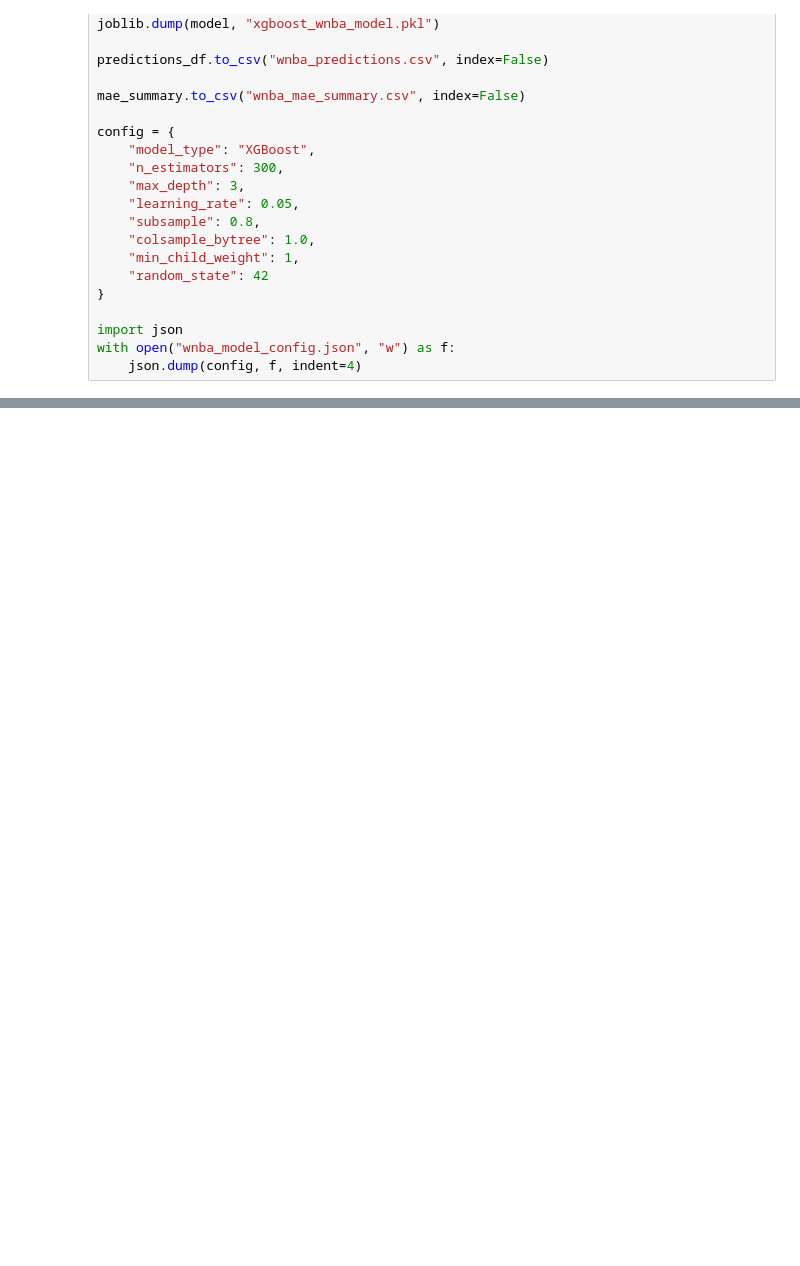
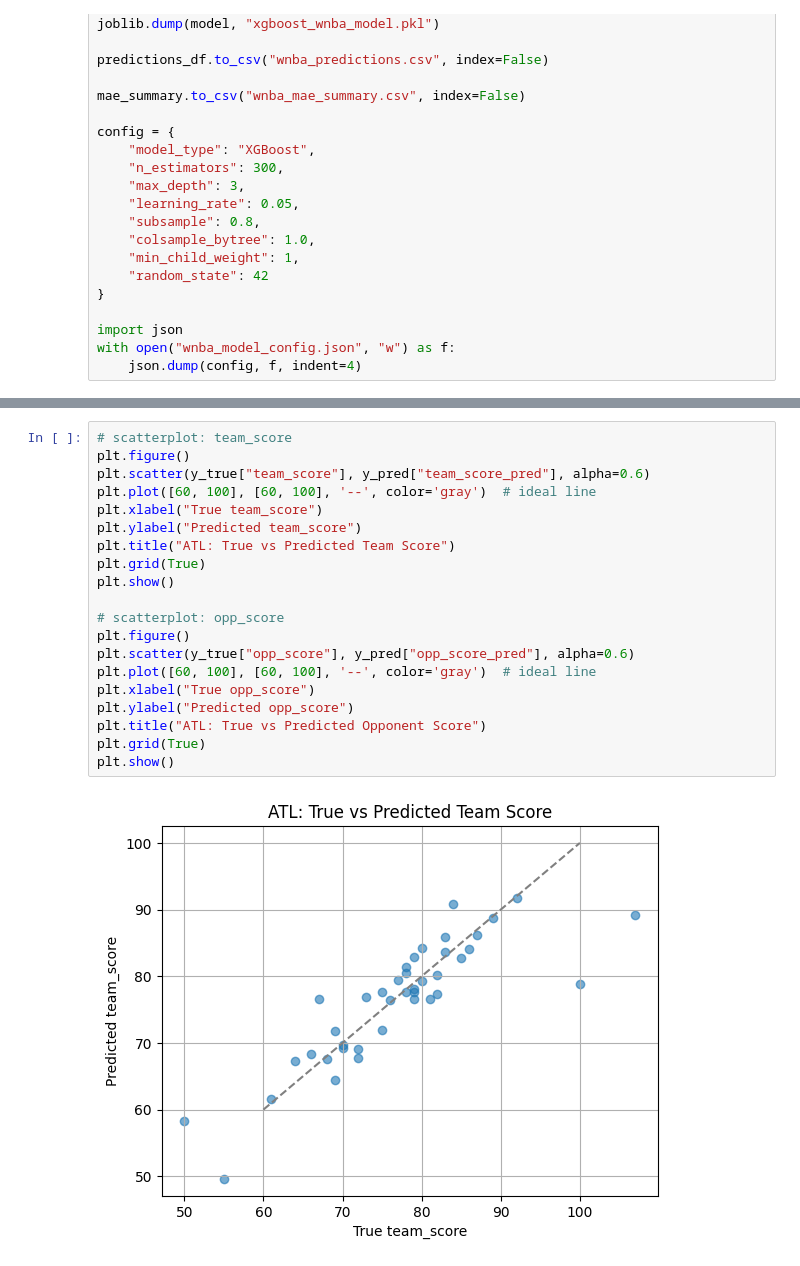
Before and after one commit to colterwood/LHL-final-final-project, a Jupyter notebook: notebooks/11_multiregressor_xgb.ipynb, the cells around one changed output, grey strips where cells are left out. Cells and saved outputs as stored; diff of their text form; blank space fills up the shorter version.

```diff
--- a/notebooks/11_multiregressor_xgb.ipynb
+++ b/notebooks/11_multiregressor_xgb.ipynb
@@ -1941,0 +2096,22 @@ files.download("wnba_model_config.json")
+# %%
+# scatterplot: team_score
+plt.figure()
+plt.scatter(y_true["team_score"], y_pred["team_score_pred"], alpha=0.6)
+plt.plot([60, 100], [60, 100], '--', color='gray')  # ideal line
+plt.xlabel("True team_score")
+plt.ylabel("Predicted team_score")
+plt.title("ATL: True vs Predicted Team Score")
+plt.grid(True)
+plt.show()
+
+# scatterplot: opp_score
+plt.figure()
+plt.scatter(y_true["opp_score"], y_pred["opp_score_pred"], alpha=0.6)
+plt.plot([60, 100], [60, 100], '--', color='gray')  # ideal line
+plt.xlabel("True opp_score")
+plt.ylabel("Predicted opp_score")
+plt.title("ATL: True vs Predicted Opponent Score")
+plt.grid(True)
+plt.show()
+# %% [output]
+[figure, added]
```
Also changed, not shown: parts of 72 cells of this notebook, 18 other files.
